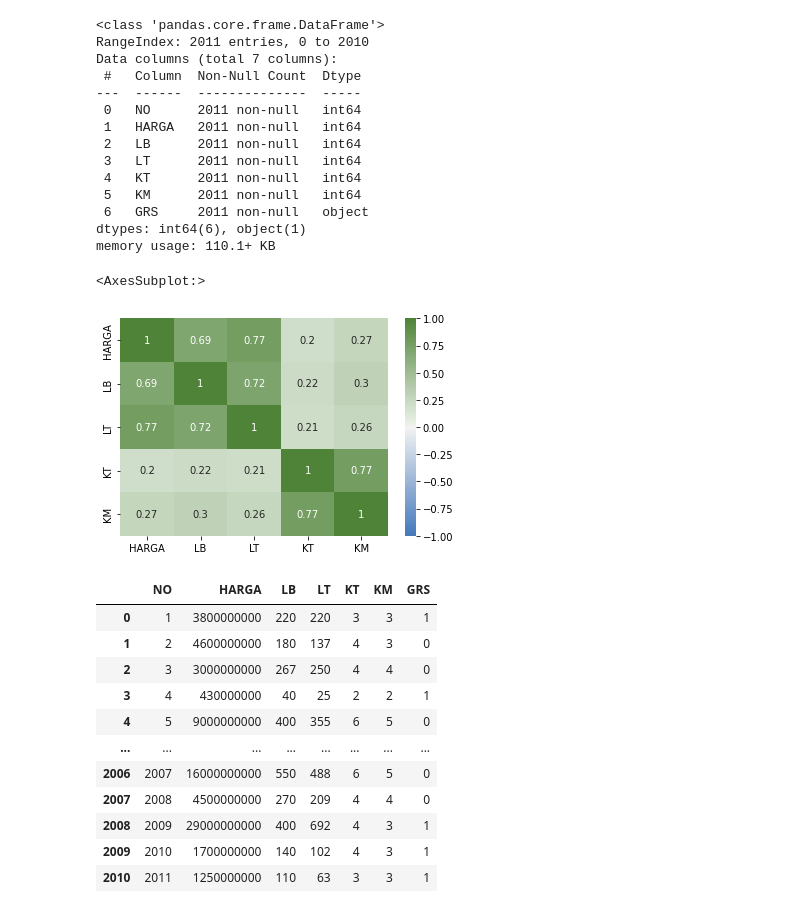
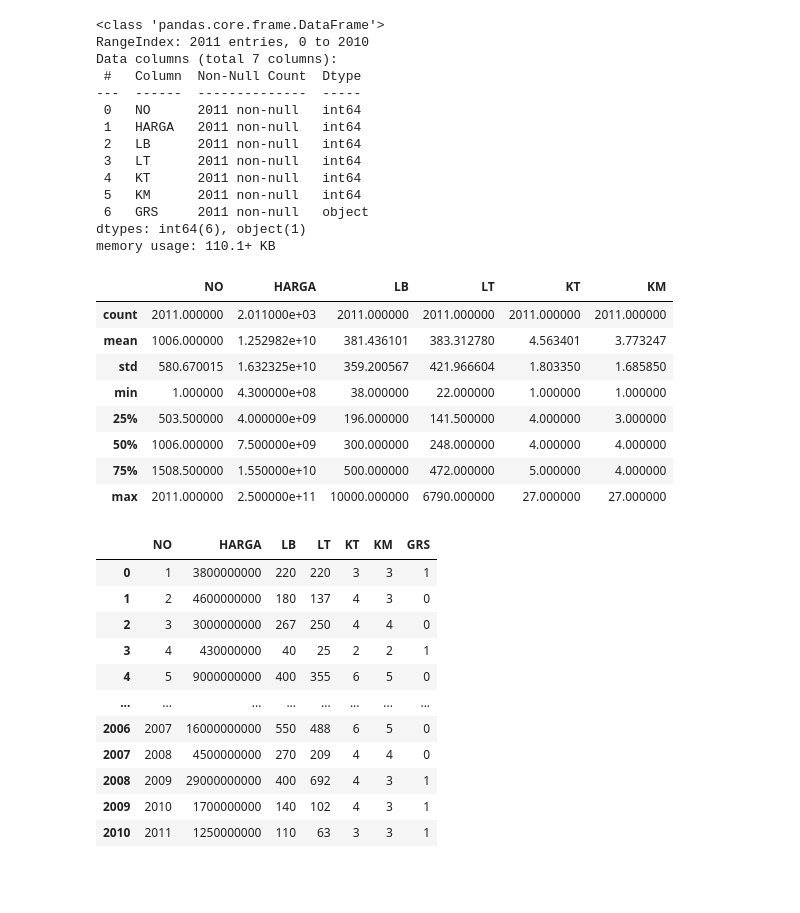
Before and after one commit to bobbysusantoali1/AOL_Project_Machine_Learning, a Jupyter notebook: Main.ipynb, the cells around one changed output. Saved outputs shown, nothing was run; the diff lists cells and outputs as text; code cells hidden in the pictures; blank space fills up the shorter version.

```diff
--- a/Main.ipynb
+++ b/Main.ipynb
@@ -20,21 +20,18 @@ Data columns (total 7 columns):
  6   GRS     2011 non-null   object
 dtypes: int64(6), object(1)
 memory usage: 110.1+ KB
-# %%
-import seaborn as sb
-
-korelasi = df.iloc[:,[1,2,3,4,5,6]].corr()
-sb.heatmap(korelasi,
-            xticklabels = korelasi.columns,
-            yticklabels = korelasi.columns,
-            cmap = sb.diverging_palette(h_neg=250, h_pos=120, sep=3, as_cmap=True),
-            vmin = -1,
-            vmax = 1,
-            annot = True
-            )
-# %% [output]
-<AxesSubplot:>
-[figure, removed]
+# %%
+df.describe()
+# %% [output]
+|  | NO | HARGA | LB | LT | KT | KM |
+| count | 2011.000000 | 2.011000e+03 | 2011.000000 | 2011.000000 | 2011.000000 | 2011.000000 |
+| mean | 1006.000000 | 1.252982e+10 | 381.436101 | 383.312780 | 4.563401 | 3.773247 |
+| std | 580.670015 | 1.632325e+10 | 359.200567 | 421.966604 | 1.803350 | 1.685850 |
+| min | 1.000000 | 4.300000e+08 | 38.000000 | 22.000000 | 1.000000 | 1.000000 |
+| 25% | 503.500000 | 4.000000e+09 | 196.000000 | 141.500000 | 4.000000 | 3.000000 |
+| 50% | 1006.000000 | 7.500000e+09 | 300.000000 | 248.000000 | 4.000000 | 4.000000 |
+| 75% | 1508.500000 | 1.550000e+10 | 500.000000 | 472.000000 | 5.000000 | 4.000000 |
+| max | 2011.000000 | 2.500000e+11 | 10000.000000 | 6790.000000 | 27.000000 | 27.000000 |
 # %%
 from sklearn.preprocessing import LabelEncoder, OneHotEncoder
 label_encode = LabelEncoder()
```
Also changed, not shown: parts of 17 cells of this notebook, 4 other files.
